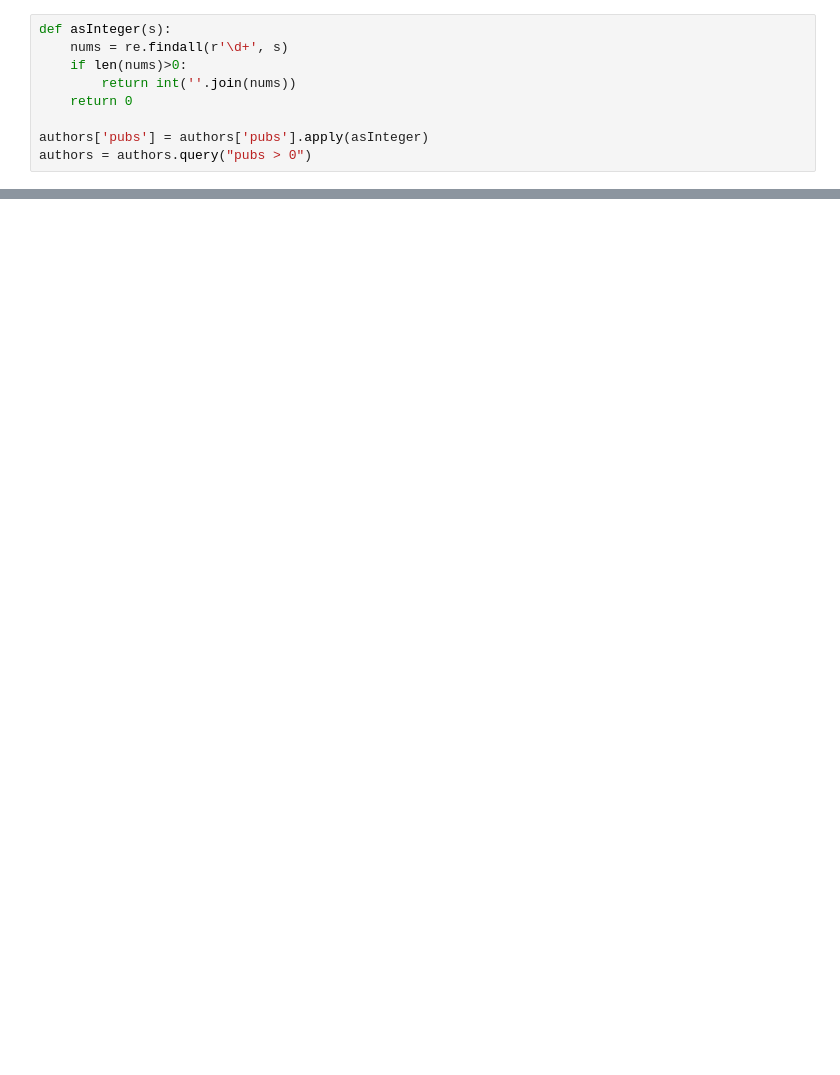
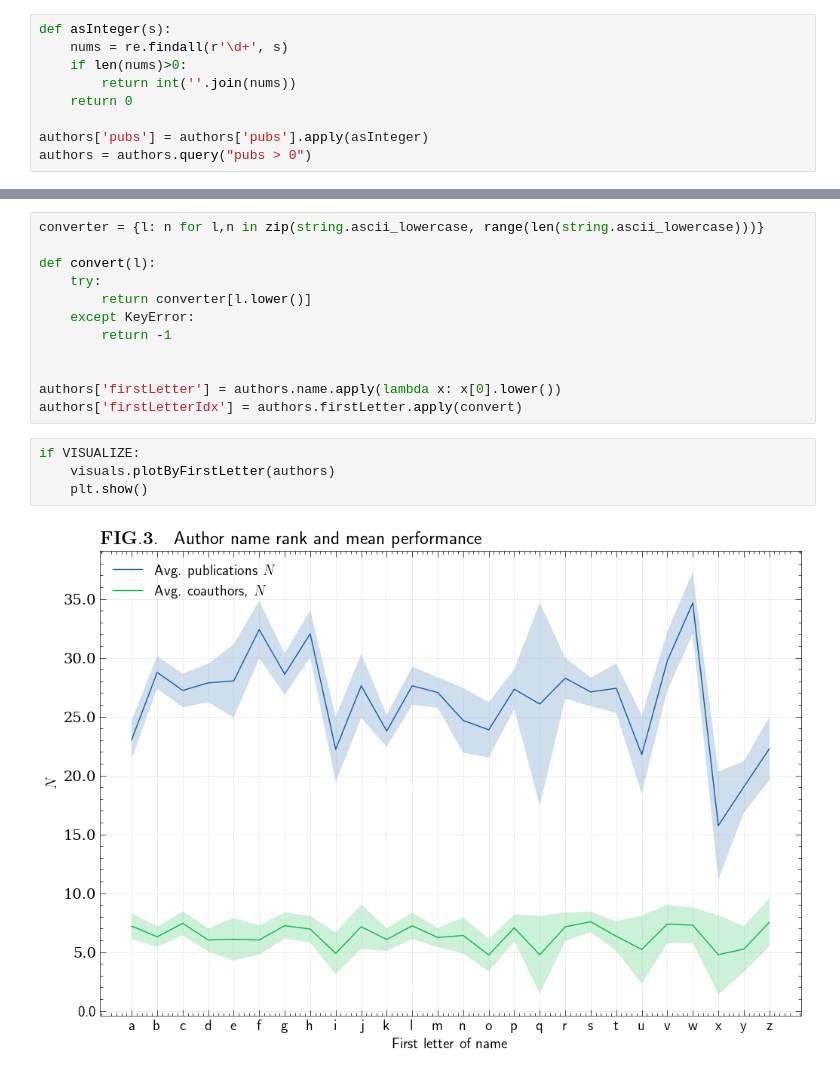
Before and after one commit to Kristianuruplarsen/data_project, a Jupyter notebook: data_project.ipynb, the cells around one changed output, grey strips where cells are left out. Drawn from its saved outputs; the diff is of its cells as text; blank space fills up the shorter version.

```diff
--- a/data_project.ipynb
+++ b/data_project.ipynb
@@ -143,0 +111,18 @@ nx.draw(G, node_size = 1)
+# %%
+converter = {l: n for l,n in zip(string.ascii_lowercase, range(len(string.ascii_lowercase)))}
+
+def convert(l):
+    try:
+        return converter[l.lower()]
+    except KeyError:
+        return -1
+
+
+authors['firstLetter'] = authors.name.apply(lambda x: x[0].lower())
+authors['firstLetterIdx'] = authors.firstLetter.apply(convert)
+# %%
+if VISUALIZE:
+    visuals.plotByFirstLetter(authors)
+    plt.show()
+# %% [output]
+[figure, added]
```
Also changed, not shown: parts of 53 cells of this notebook, 8 other files.
